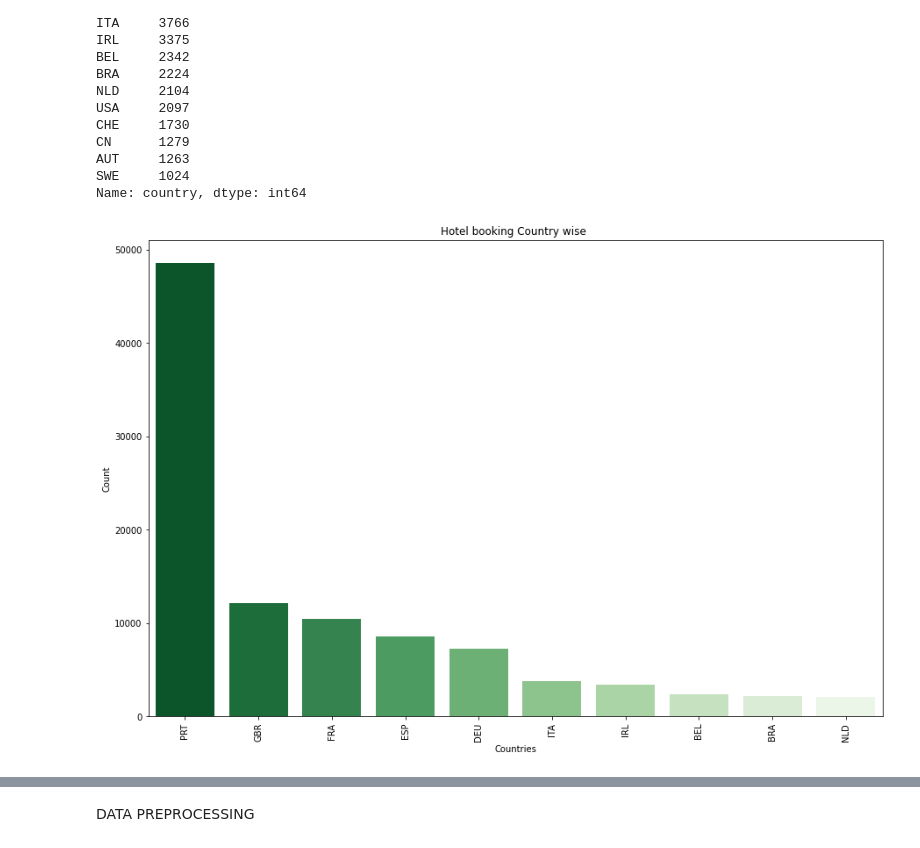
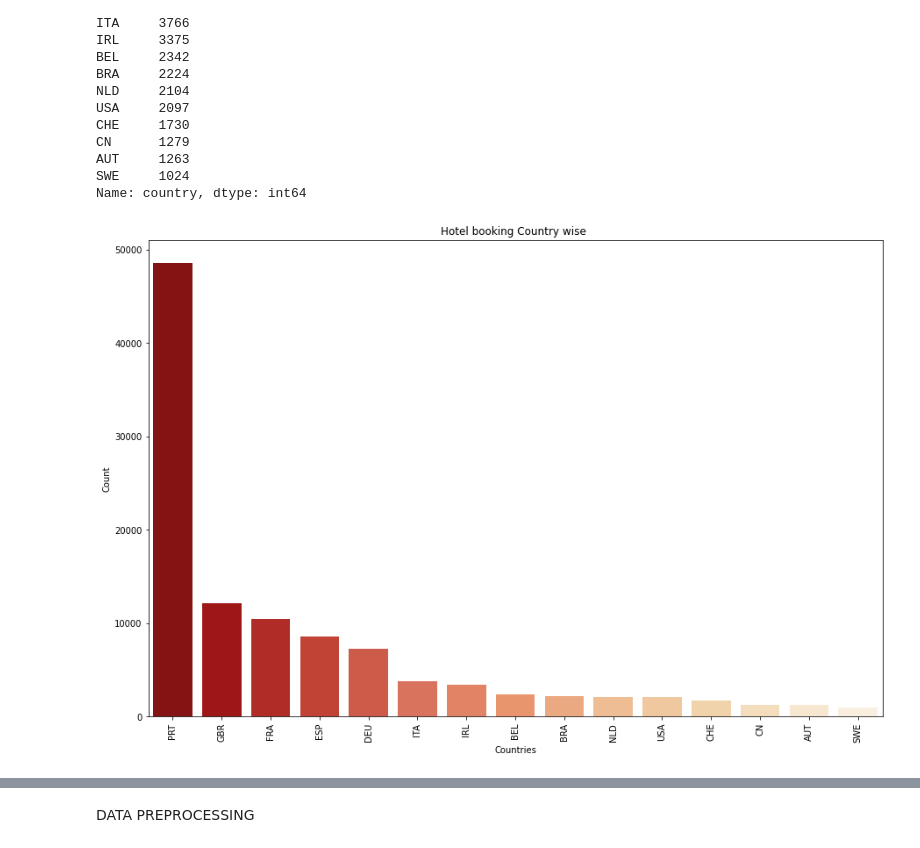
Before and after one commit to Sara19598/Hotel-Booking-Analysis, a Jupyter notebook: Hotel_Booking_Analysis_Capstone_Project.ipynb, the cells around one changed output, grey strips where cells are left out. Cells and saved outputs as stored; diff of their text form; code cells hidden in the pictures.

```diff
--- a/Hotel_Booking_Analysis_Capstone_Project.ipynb
+++ b/Hotel_Booking_Analysis_Capstone_Project.ipynb
@@ -372,11 +494,11 @@ SWE     1024
 Name: country, dtype: int64
 # %%
 plt.subplots(figsize=(15,10))
-sns.barplot(HBA['country'].value_counts()[:10].index,HBA['country'].value_counts()[:10].values,palette='Greens_r')
+sns.barplot(HBA['country'].value_counts()[:15].index,HBA['country'].value_counts()[:15].values,palette='OrRd_r')
 plt.title('Hotel booking Country wise ')
 plt.xlabel('Countries')
 plt.ylabel('Count')
 plt.xticks(rotation= 90)
 plt.show()
 # %% [output]
-[figure, old version]
+[figure, new version]
```
Also changed, not shown: parts of 27 cells of this notebook.
